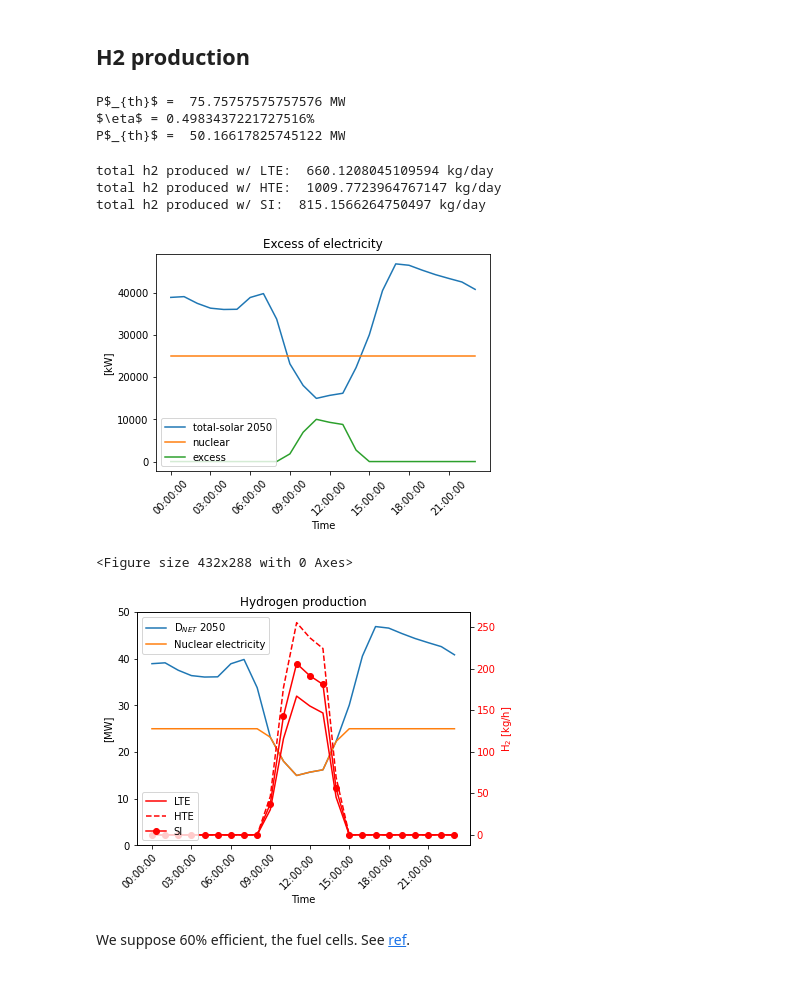
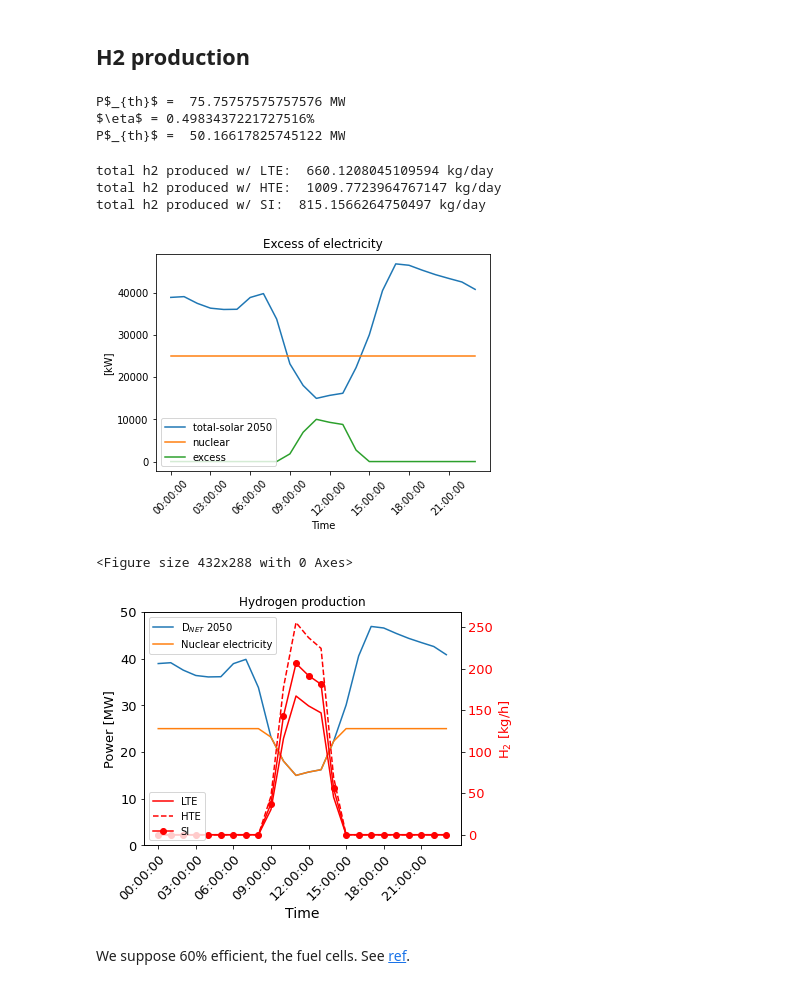
Before and after one commit to robfairh/pride, a Jupyter notebook: duck-curve/duck-curve.ipynb, the cells around one changed output. Cells and saved outputs as stored; diff of their text form; code cells hidden in the pictures.

Commit message:
changes in several figures

```diff
--- a/duck-curve/duck-curve.ipynb
+++ b/duck-curve/duck-curve.ipynb
@@ -43,17 +43,19 @@ def get_prediction(syear, stime, elec, fut, plotflag, title, name=0):
     ytf = lin.predict(future)
 
     if plotflag == True:
-        plt.figure()
+        fig, ax = plt.subplots()
         plt.plot(stime, elec, label='data', marker='*', markersize=4)
         plt.plot(sstime, pt, label='regression', marker='o', markersize=5)
         plt.plot(future, ytf, label='prediction', marker='v', markersize=4)
-        plt.legend(loc='upper left', fontsize=14)
+        plt.legend(loc='best', fontsize=14)
         plt.xticks(fontsize=14)
         plt.yticks(fontsize=14)
         plt.xlabel('year', fontsize=14)
         plt.ylabel('Million [kWh]', fontsize=14)
         plt.title(title+' electricity net generation.')
-        # plt.savefig("figures/"+name, dpi=300, bbox_inches="tight")
+        ax.ticklabel_format(style='sci', scilimits=(0,4))
+        ax.yaxis.get_offset_text().set_fontsize(14)
+        plt.savefig("figures/"+name, dpi=300, bbox_inches="tight", facecolor='w')
         plt.show()
         plt.close()
     return future, ytf
@@ -274,7 +278,8 @@ ax1.plot(timep, PE/1e3, label='Nuclear electricity')
 # ax1.legend(loc="upper right", bbox_to_anchor=(1.4, 1.0))
 ax1.legend(loc="upper left")
 ax1.set_title("Hydrogen production", color="black")
-ax1.set_ylabel('[MW]', color="black")
+ax1.set_ylabel('Power [MW]', color="black", fontsize=13)
+ax1.tick_params(axis='y', labelcolor='black', labelsize=13)
 ax1.set_ylim(0, 50)
 
 ax2 = ax1.twinx()
@@ -283,38 +288,39 @@ ax2.plot(timep, h2prod2, '--', label='HTE', color='red')
 ax2.plot(timep, h2prod3, '-o', label='SI', color='red')
 # ax2.legend(loc="upper right", bbox_to_anchor=(1.4, 1.0))
 ax2.legend(loc="lower left")
 
-ax2.set_ylabel('H$_2$ [kg/h]', color='red')
-ax2.tick_params(axis='y', labelcolor='red')
+ax2.set_ylabel('H$_2$ [kg/h]', color='red', fontsize=13)
+ax2.tick_params(axis='y', labelcolor='red', labelsize=13)
 fig.tight_layout()
 
 timelabel = []
 for i in range(0, 24, 3):
     timelabel.append(timep[i])
 
 ax1.set_xticklabels(timelabel)
 ax1.set_xticks(timelabel)
 plt.setp(ax1.get_xticklabels(), rotation=45, ha="right",
          rotation_mode="anchor")
-ax1.set_xlabel('Time')
-plt.savefig("figures/uiuc-hydro2B", dpi=300, bbox_inches="tight")
+ax1.set_xlabel('Time', fontsize=14)
+ax1.tick_params(axis='x', labelsize=13)
+plt.savefig("figures/uiuc-hydro2B", dpi=300, bbox_inches="tight", facecolor='w')
 
 total1 = sum(h2prod1)
 print('total h2 produced w/ LTE: ', total1, 'kg/day')
 total2 = sum(h2prod2)
 print('total h2 produced w/ HTE: ', total2, 'kg/day')
 total3 = sum(h2prod3)
 print('total h2 produced w/ SI: ', total3, 'kg/day')
 # %% [output]
 P$_{th}$ =  75.75757575757576 MW
 $\eta$ = 0.4983437221727516%
 P$_{th}$ =  50.16617825745122 MW
 total h2 produced w/ LTE:  660.1208045109594 kg/day
 total h2 produced w/ HTE:  1009.7723964767147 kg/day
 total h2 produced w/ SI:  815.1566264750497 kg/day
 [figure]
 <Figure size 432x288 with 0 Axes>
-[figure, old version]
+[figure, new version]
 # %% [markdown]
 We suppose 60% efficient, the fuel cells. See [ref](https://www.californiahydrogen.org/wp-content/uploads/files/doe_fuelcell_factsheet.pdf).
 # %%
```
Also changed, not shown: parts of 3 cells of this notebook, 14 other files.
